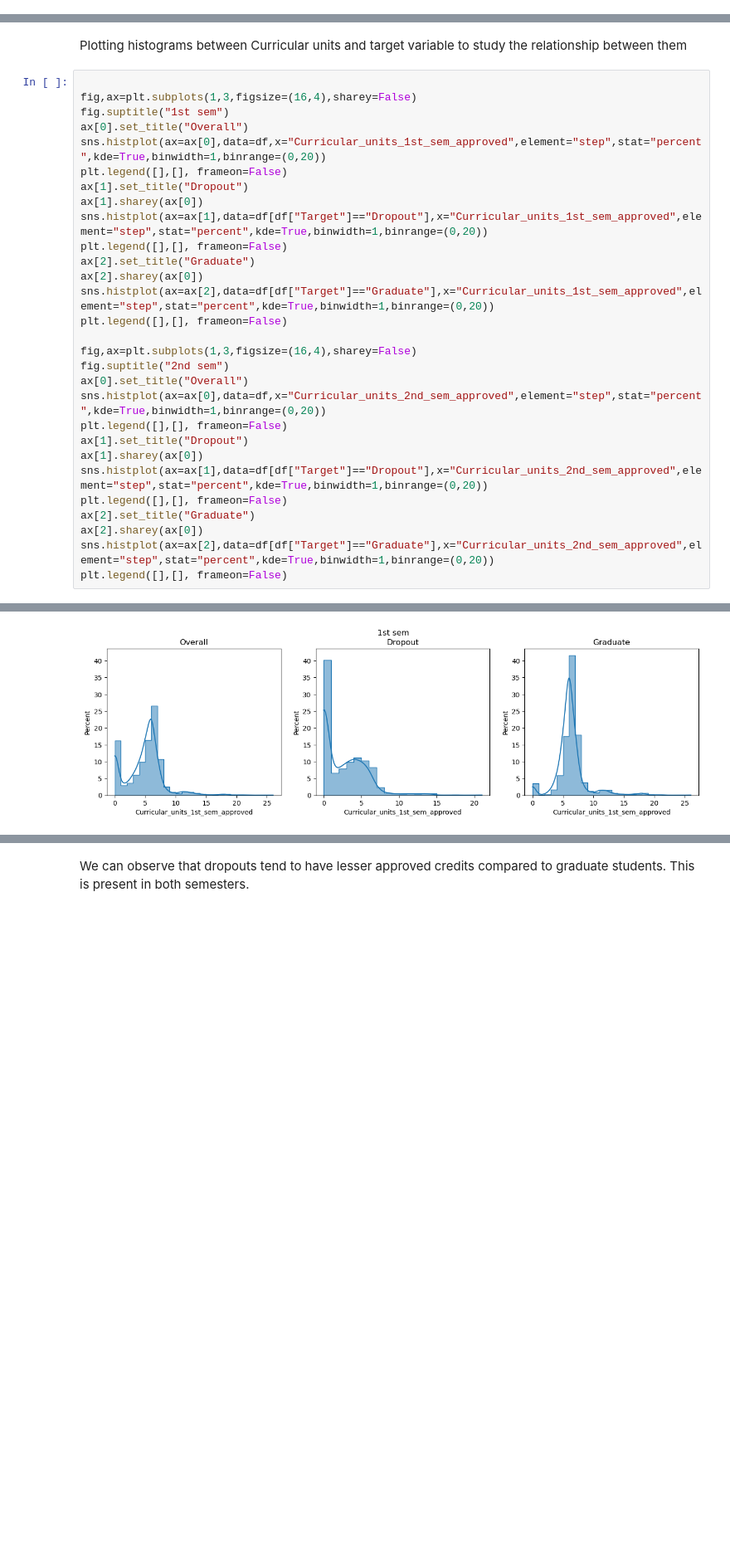
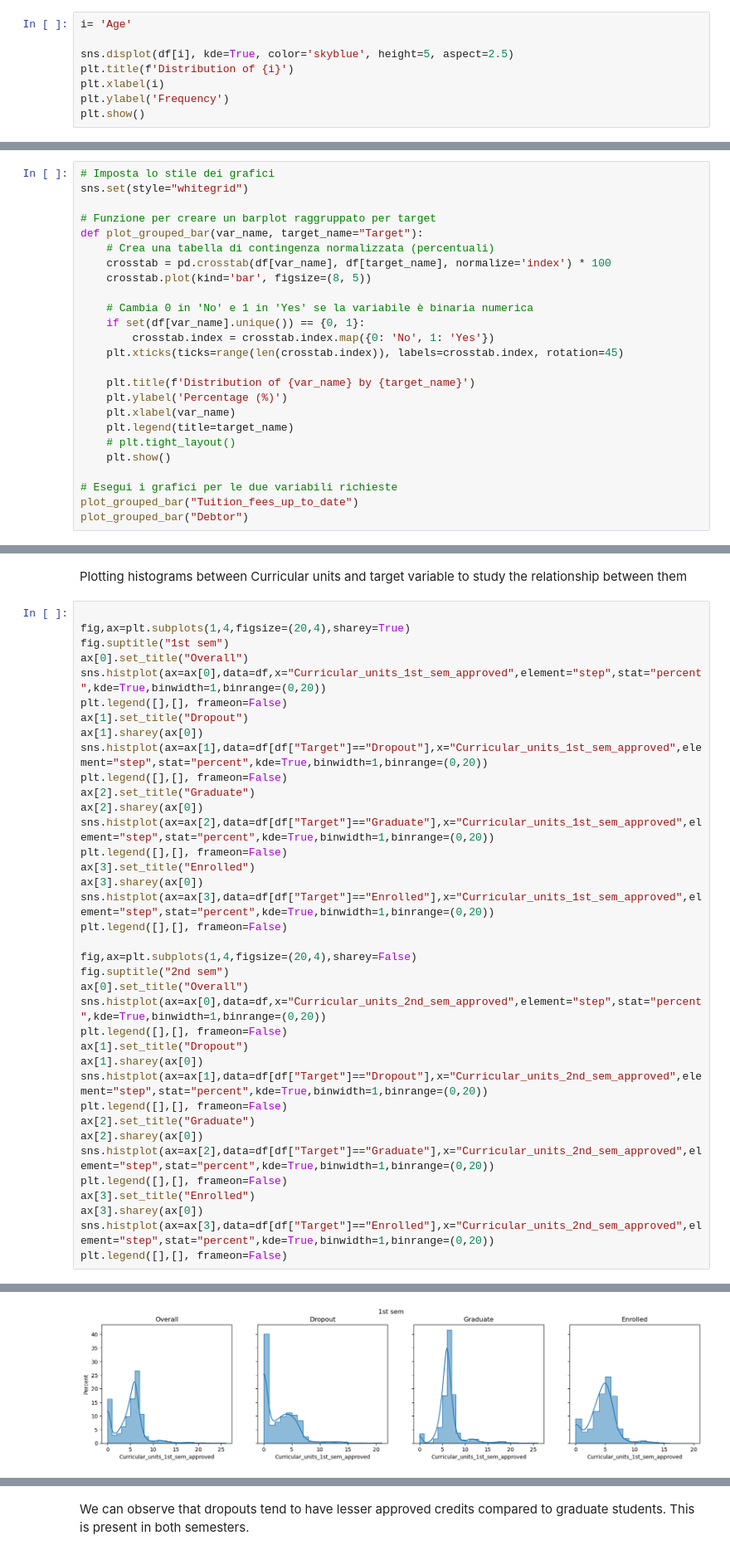
Before and after one commit to martiFabia/DMML_project, a Jupyter notebook: notebook/eda.ipynb, the cells around one changed output, grey strips where cells are left out. Shown at 83% size. Cells and saved outputs as stored; diff of their text form; blank space fills up the shorter version.

```diff
--- a/notebook/eda.ipynb
+++ b/notebook/eda.ipynb
@@ -233,0 +224,8 @@ Passing `palette` without assigning `hue` is deprecated and will be removed in v
+# %%
+i= 'Age'
+
+sns.displot(df[i], kde=True, color='skyblue', height=5, aspect=2.5)
+plt.title(f'Distribution of {i}')
+plt.xlabel(i)
+plt.ylabel('Frequency')
+plt.show()
@@ -391,3 +392,28 @@ plt.show()
 df.drop(columns=['Nat_ID'], inplace=True)
 # %% [output]
 [figure]
+# %%
+# Imposta lo stile dei grafici
+sns.set(style="whitegrid")
+
+# Funzione per creare un barplot raggruppato per target
+def plot_grouped_bar(var_name, target_name="Target"):
+    # Crea una tabella di contingenza normalizzata (percentuali)
+    crosstab = pd.crosstab(df[var_name], df[target_name], normalize='index') * 100
+    crosstab.plot(kind='bar', figsize=(8, 5))
+
+    # Cambia 0 in 'No' e 1 in 'Yes' se la variabile è binaria numerica
+    if set(df[var_name].unique()) == {0, 1}:
+        crosstab.index = crosstab.index.map({0: 'No', 1: 'Yes'})
+    plt.xticks(ticks=range(len(crosstab.index)), labels=crosstab.index, rotation=45)
+
+    plt.title(f'Distribution of {var_name} by {target_name}')
+    plt.ylabel('Percentage (%)')
+    plt.xlabel(var_name)
+    plt.legend(title=target_name)
+    # plt.tight_layout()
+    plt.show()
+
+# Esegui i grafici per le due variabili richieste
+plot_grouped_bar("Tuition_fees_up_to_date")
+plot_grouped_bar("Debtor")
@@ -503,33 +533,41 @@ sns.pairplot(df[cols], hue='Target', corner=True)
 Plotting histograms between Curricular units and target variable to study the relationship between them
 # %%
 
-fig,ax=plt.subplots(1,3,figsize=(16,4),sharey=False)
+fig,ax=plt.subplots(1,4,figsize=(20,4),sharey=True)
 fig.suptitle("1st sem")
 ax[0].set_title("Overall")
 sns.histplot(ax=ax[0],data=df,x="Curricular_units_1st_sem_approved",element="step",stat="percent",kde=True,binwidth=1,binrange=(0,20))
 plt.legend([],[], frameon=False)
 ax[1].set_title("Dropout")
 ax[1].sharey(ax[0])
 sns.histplot(ax=ax[1],data=df[df["Target"]=="Dropout"],x="Curricular_units_1st_sem_approved",element="step",stat="percent",kde=True,binwidth=1,binrange=(0,20))
 plt.legend([],[], frameon=False)
 ax[2].set_title("Graduate")
 ax[2].sharey(ax[0])
 sns.histplot(ax=ax[2],data=df[df["Target"]=="Graduate"],x="Curricular_units_1st_sem_approved",element="step",stat="percent",kde=True,binwidth=1,binrange=(0,20))
 plt.legend([],[], frameon=False)
+ax[3].set_title("Enrolled")
+ax[3].sharey(ax[0])
+sns.histplot(ax=ax[3],data=df[df["Target"]=="Enrolled"],x="Curricular_units_1st_sem_approved",element="step",stat="percent",kde=True,binwidth=1,binrange=(0,20))
+plt.legend([],[], frameon=False)
 
-fig,ax=plt.subplots(1,3,figsize=(16,4),sharey=False)
+fig,ax=plt.subplots(1,4,figsize=(20,4),sharey=False)
 fig.suptitle("2nd sem")
 ax[0].set_title("Overall")
 sns.histplot(ax=ax[0],data=df,x="Curricular_units_2nd_sem_approved",element="step",stat="percent",kde=True,binwidth=1,binrange=(0,20))
 plt.legend([],[], frameon=False)
 ax[1].set_title("Dropout")
 ax[1].sharey(ax[0])
 sns.histplot(ax=ax[1],data=df[df["Target"]=="Dropout"],x="Curricular_units_2nd_sem_approved",element="step",stat="percent",kde=True,binwidth=1,binrange=(0,20))
 plt.legend([],[], frameon=False)
 ax[2].set_title("Graduate")
 ax[2].sharey(ax[0])
 sns.histplot(ax=ax[2],data=df[df["Target"]=="Graduate"],x="Curricular_units_2nd_sem_approved",element="step",stat="percent",kde=True,binwidth=1,binrange=(0,20))
 plt.legend([],[], frameon=False)
+ax[3].set_title("Enrolled")
+ax[3].sharey(ax[0])
+sns.histplot(ax=ax[3],data=df[df["Target"]=="Enrolled"],x="Curricular_units_2nd_sem_approved",element="step",stat="percent",kde=True,binwidth=1,binrange=(0,20))
+plt.legend([],[], frameon=False)
 # %% [output]
 <matplotlib.legend.Legend at 0x...>
-[figure, old version]
+[figure, new version]
```
Also changed, not shown: parts of 17 cells of this notebook, 8 other files.
